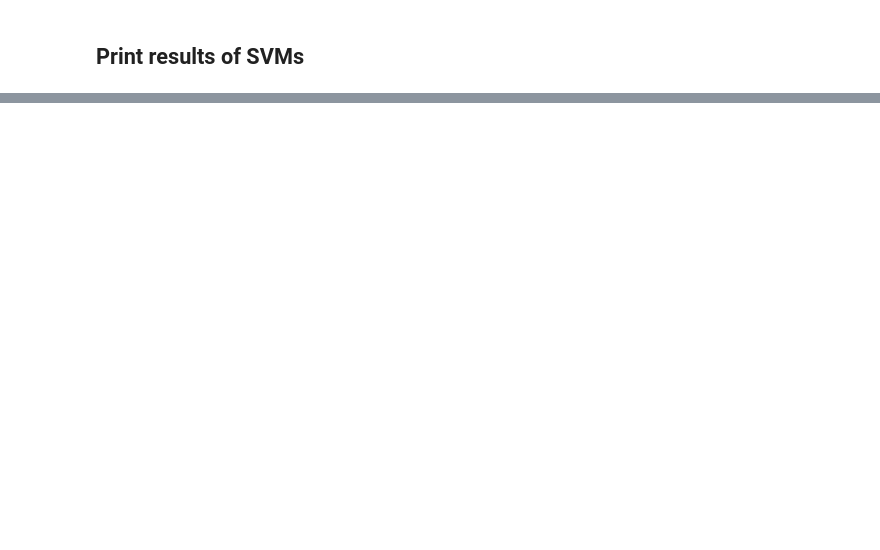
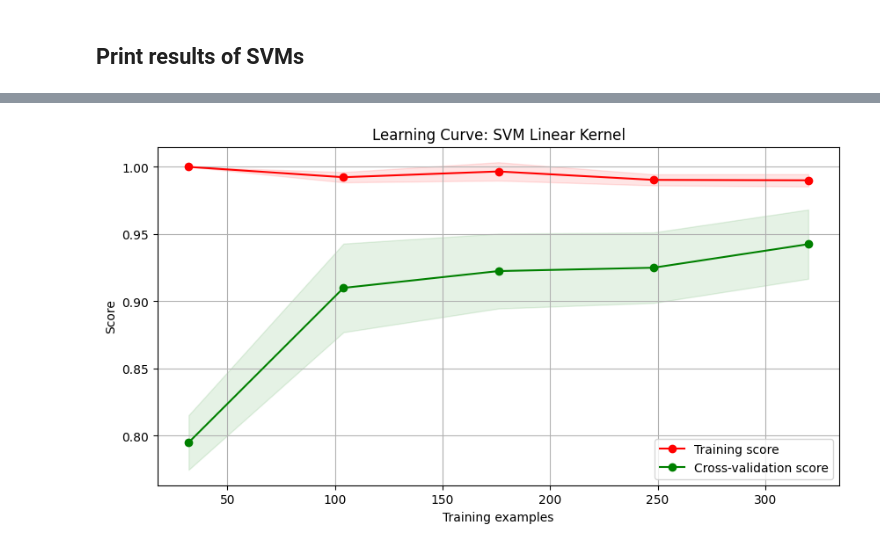
Before and after one commit to OliverJPost/MLHW2, a Jupyter notebook: main.ipynb, the cells around one changed output, grey strips where cells are left out. Saved outputs shown, nothing was run; the diff lists cells and outputs as text; code cells hidden in the pictures; blank space fills up the shorter version.

Commit message:
Added learning curve visualizations

```diff
--- a/main.ipynb
+++ b/main.ipynb
@@ -95,0 +109,8 @@ weighted avg       0.95      0.95      0.95       100
+# %%
+cv = 5
+train_sizes = np.linspace(0.1, 1.0, 5, 10)
+title = "Learning Curve: SVM Linear Kernel"
+test_plot.plot_learning_curve(svm_linear, title, train_features, train_labels, cv=cv, n_jobs=4, train_sizes=train_sizes)
+plt.show()
+# %% [output]
+[figure, added]
```
Also changed, not shown: parts of 6 cells of this notebook, 1 other file.
